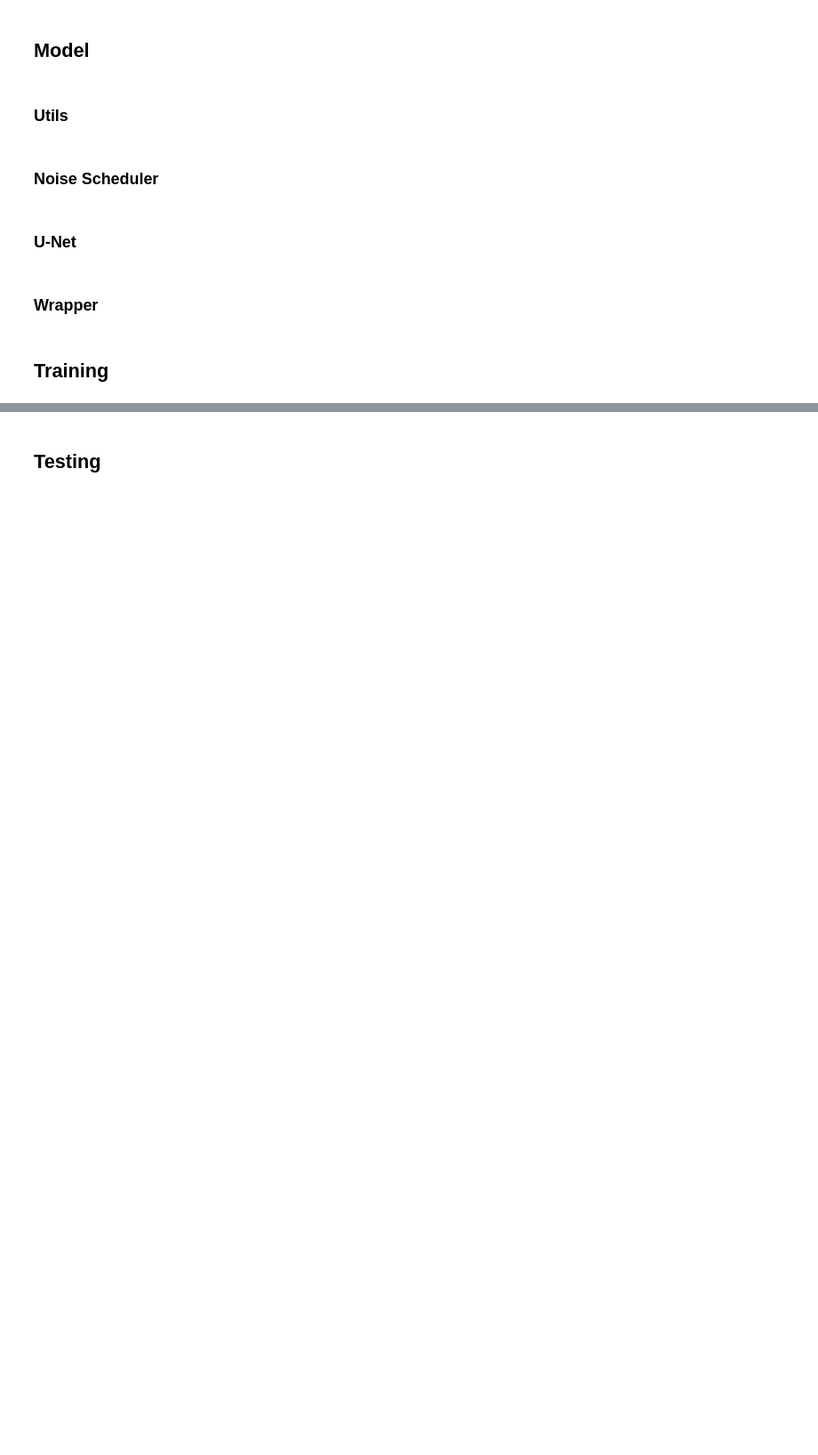
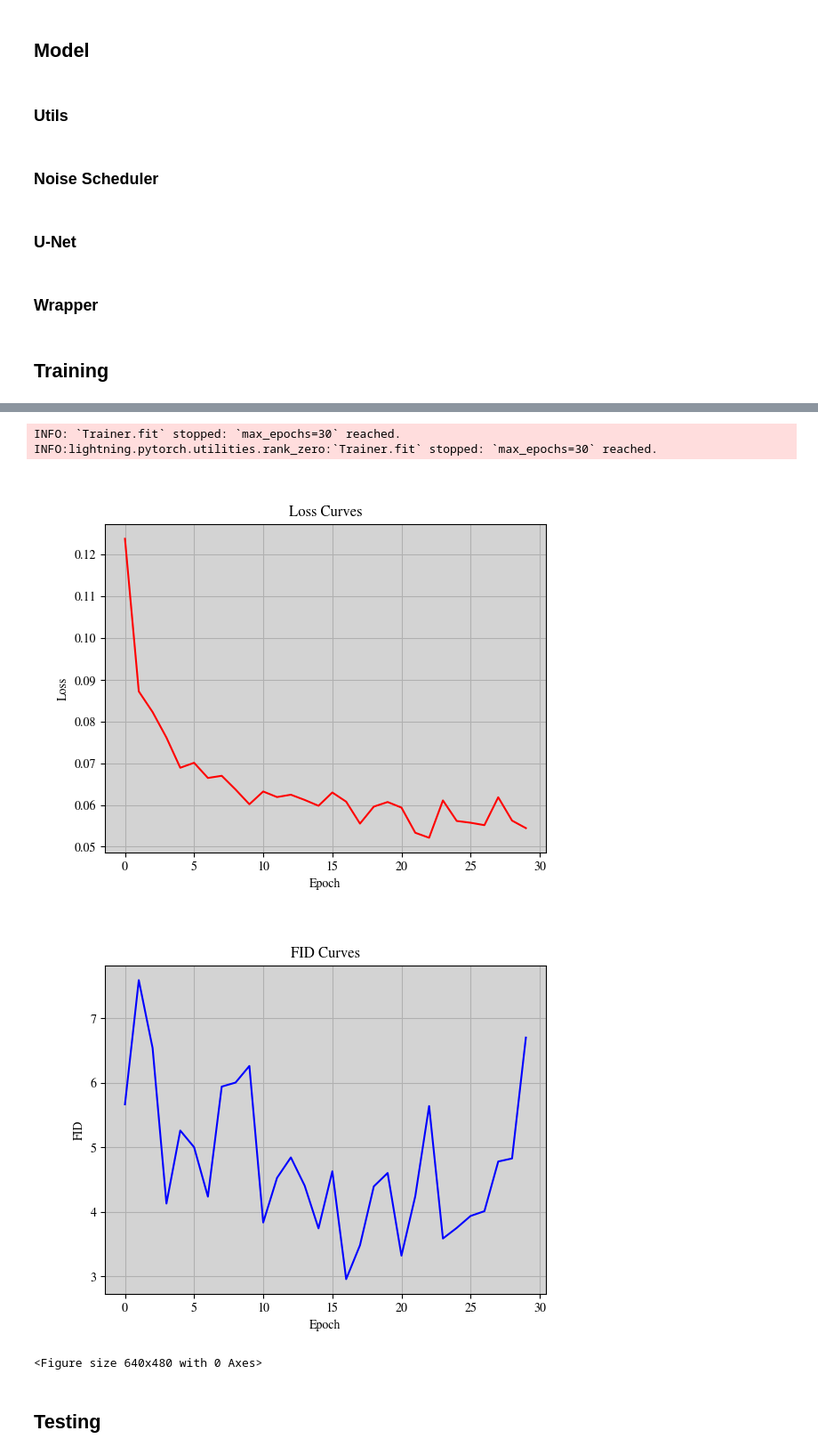
Before and after one commit to reshalfahsi/medical-image-generation, a Jupyter notebook: Medical_Image_Generation_Using_Diffusion_Model.ipynb, the cells around one changed output, grey strips where cells are left out. Shown at 89% size. Cells and saved outputs as stored; diff of their text form; code cells hidden in the pictures; blank space fills up the shorter version.

```diff
--- a/Medical_Image_Generation_Using_Diffusion_Model.ipynb
+++ b/Medical_Image_Generation_Using_Diffusion_Model.ipynb
@@ -52,7 +55,7 @@ plt.rcParams['font.family'] = 'STIXGeneral'
 # %% [markdown]
 ## **Configuration**
 # %%
-MAX_EPOCH = 10
+MAX_EPOCH = 30
 DIFFUSION_STEP = 1000
 BATCH_SIZE = 20
 LR = 3e-4
@@ -463,9 +479,9 @@ class DiffusionModel(L.LightningModule):
                 progress_image.append(x.detach().cpu())
 
             if verbose:
-                iteration = tqdm(reversed(range(1, self._T)), position=0)
+                iteration = tqdm(reversed(range(0, self._T)), position=0)
             else:
-                iteration = reversed(range(1, self._T))
+                iteration = reversed(range(0, self._T))
 
             for i in iteration:
                 t = (torch.ones(n) * i).long().to(self.device)
@@ -475,7 +491,7 @@ class DiffusionModel(L.LightningModule):
                 alpha_hat = self.forward_model.alpha_hat[t][:, None, None, None]
                 beta = self.forward_model.beta[t][:, None, None, None]
 
-                if i > 1:
+                if i:
                     noise = torch.randn_like(x)
                 else:
                     noise = torch.zeros_like(x)
@@ -492,11 +508,11 @@ class DiffusionModel(L.LightningModule):
                 )
                 x = torch.clamp(x, -1.0, 1.0)
 
-                if (i+1) % (self._T//n_progress) == 0 and progress:
+                if i % (self._T // n_progress) == 0 and progress:
                     progress_image.append(x.detach().cpu())
 
         if progress:
-            progress_image.pop(1)
+            progress_image.pop(n_progress // 2)
 
             return progress_image
 
@@ -625,7 +643,6 @@ checkpoint = ModelCheckpoint(
     monitor='val_fid',
     dirpath=CHECKPOINT_DIR,
     mode='min',
-    save_last=True,
 )
 
 trainer = Trainer(
@@ -636,3 +653,4 @@ trainer = Trainer(
     log_every_n_steps=5,
 )
 trainer.fit(model)
+# %% [output]
@@ -639,3 +674,8 @@ trainer.fit(model)
+INFO: `Trainer.fit` stopped: `max_epochs=30` reached.
+INFO:lightning.pytorch.utilities.rank_zero:`Trainer.fit` stopped: `max_epochs=30` reached.
+[figure, added]
+[figure, added]
+<Figure size 640x480 with 0 Axes>
 # %% [markdown]
 ## **Testing**
 # %%
```
Also changed, not shown: parts of 13 cells of this notebook, 5 other files.
